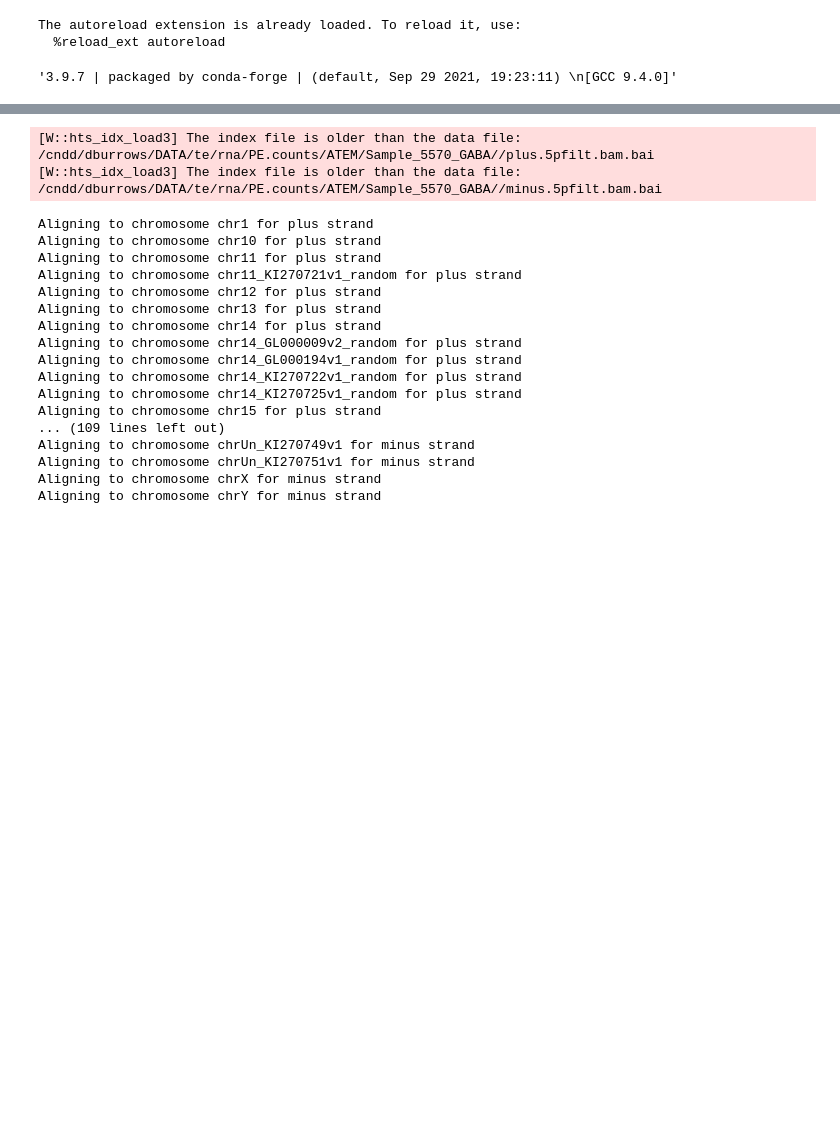
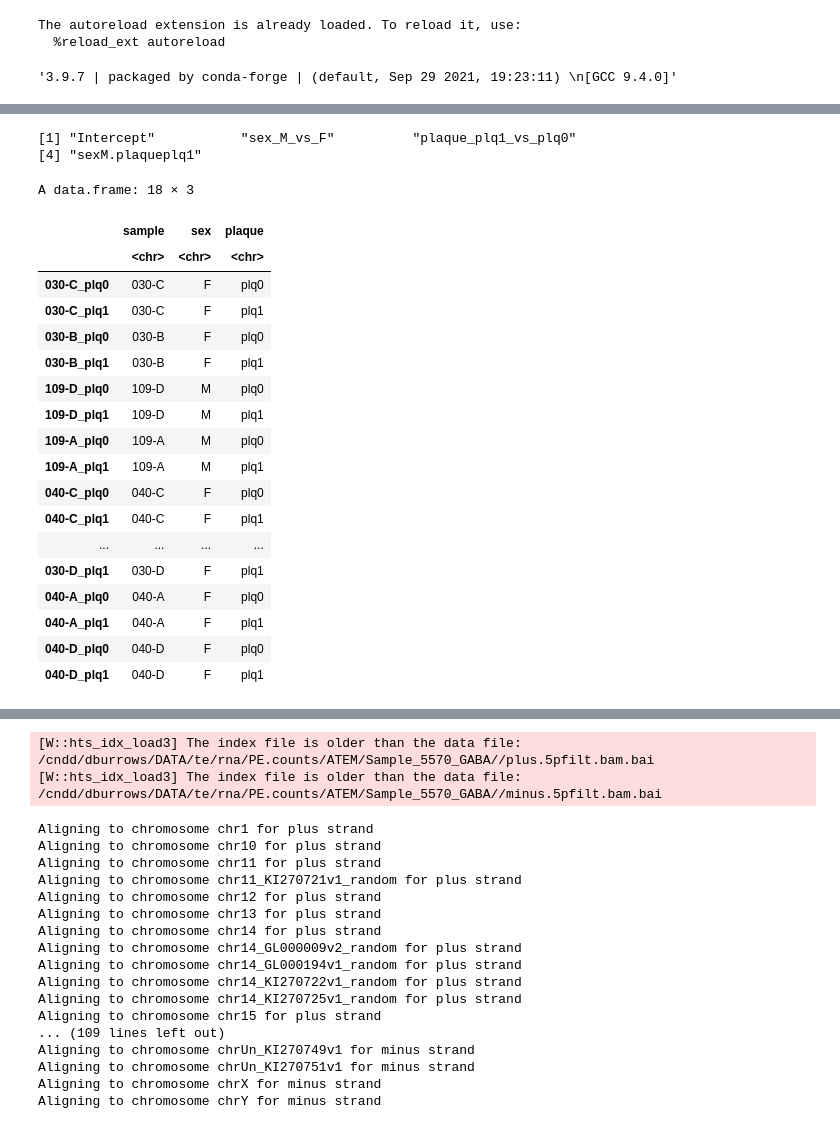
Before and after one commit to dmnburrows/spatial_transcriptomics, a Jupyter notebook: workspace.ipynb, the cells around one changed output, grey strips where cells are left out. Drawn from its saved outputs; the diff is of its cells as text; code cells hidden in the pictures; blank space fills up the shorter version.

Commit message:
deseq interactions

```diff
--- a/workspace.ipynb
+++ b/workspace.ipynb
@@ -32,3 +32,11 @@ sys.version
 The autoreload extension is already loaded. To reload it, use:
   %reload_ext autoreload
 '3.9.7 | packaged by conda-forge | (default, Sep 29 2021, 19:23:11) \n[GCC 9.4.0]'
+# %%
+library(DESeq2)
+library(tidyverse)
+
+setwd("/cndd3/dburrows/DATA/spatial_transcriptomics/plaques/DESEQ/")
+
+coldata <- read.csv("old-app-cortex-plaque-BULK_labels.csv", row.names=1)
+cnts <- read.csv("old-app-cortex-plaque-BULK_counts.csv", header=TRUE, check.names=FALSE, row.names=1)
@@ -34,0 +106,27 @@ The autoreload extension is already loaded. To reload it, use:
+# %%
+resultsNames(dds)
+# %% [output]
+[1] "Intercept"           "sex_M_vs_F"          "plaque_plq1_vs_plq0"
+[4] "sexM.plaqueplq1"
+# %%
+coldata
+# %% [output]
+A data.frame: 18 × 3
+|  | sample | sex | plaque |
+|  | <chr> | <chr> | <chr> |
+| 030-C_plq0 | 030-C | F | plq0 |
+| 030-C_plq1 | 030-C | F | plq1 |
+| 030-B_plq0 | 030-B | F | plq0 |
+| 030-B_plq1 | 030-B | F | plq1 |
+| 109-D_plq0 | 109-D | M | plq0 |
+| 109-D_plq1 | 109-D | M | plq1 |
+| 109-A_plq0 | 109-A | M | plq0 |
+| 109-A_plq1 | 109-A | M | plq1 |
+| 040-C_plq0 | 040-C | F | plq0 |
+| 040-C_plq1 | 040-C | F | plq1 |
+| ... | ... | ... | ... |
+| 030-D_plq1 | 030-D | F | plq1 |
+| 040-A_plq0 | 040-A | F | plq0 |
+| 040-A_plq1 | 040-A | F | plq1 |
+| 040-D_plq0 | 040-D | F | plq0 |
+| 040-D_plq1 | 040-D | F | plq1 |
```
Also changed, not shown: parts of 10 cells of this notebook.
